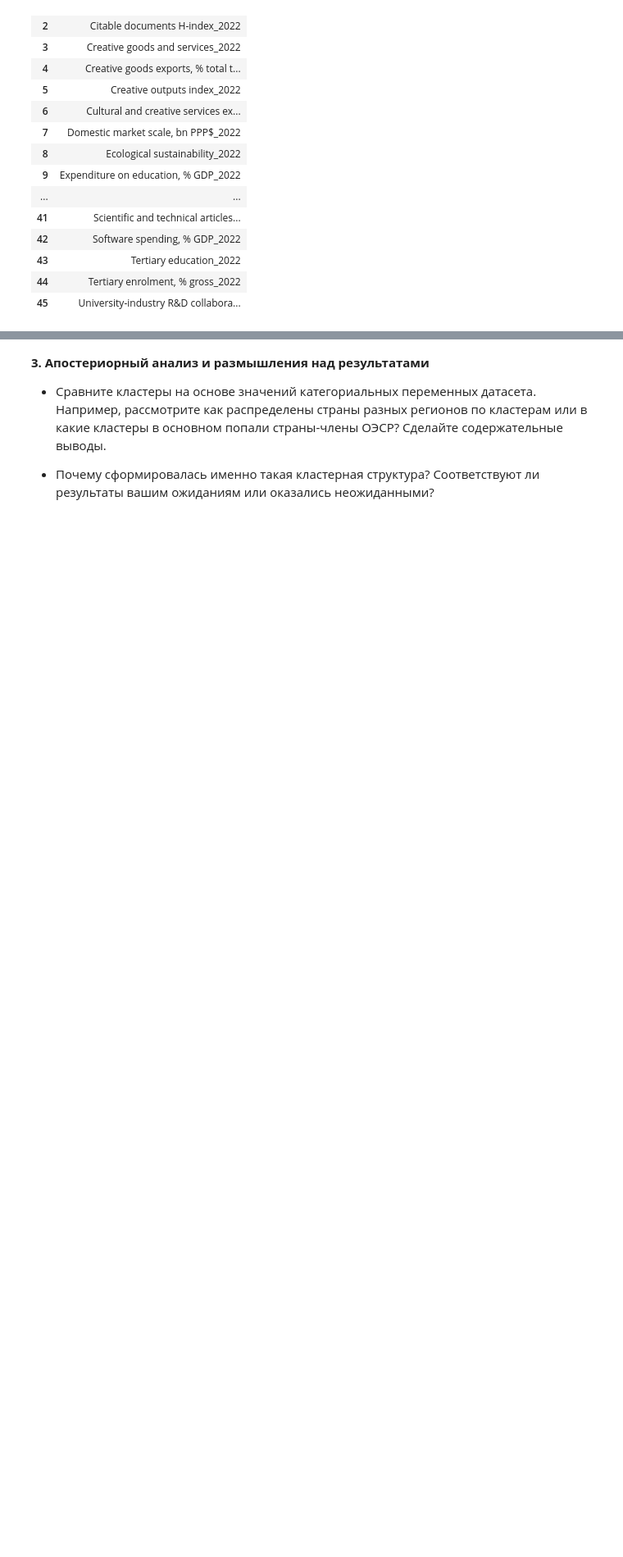
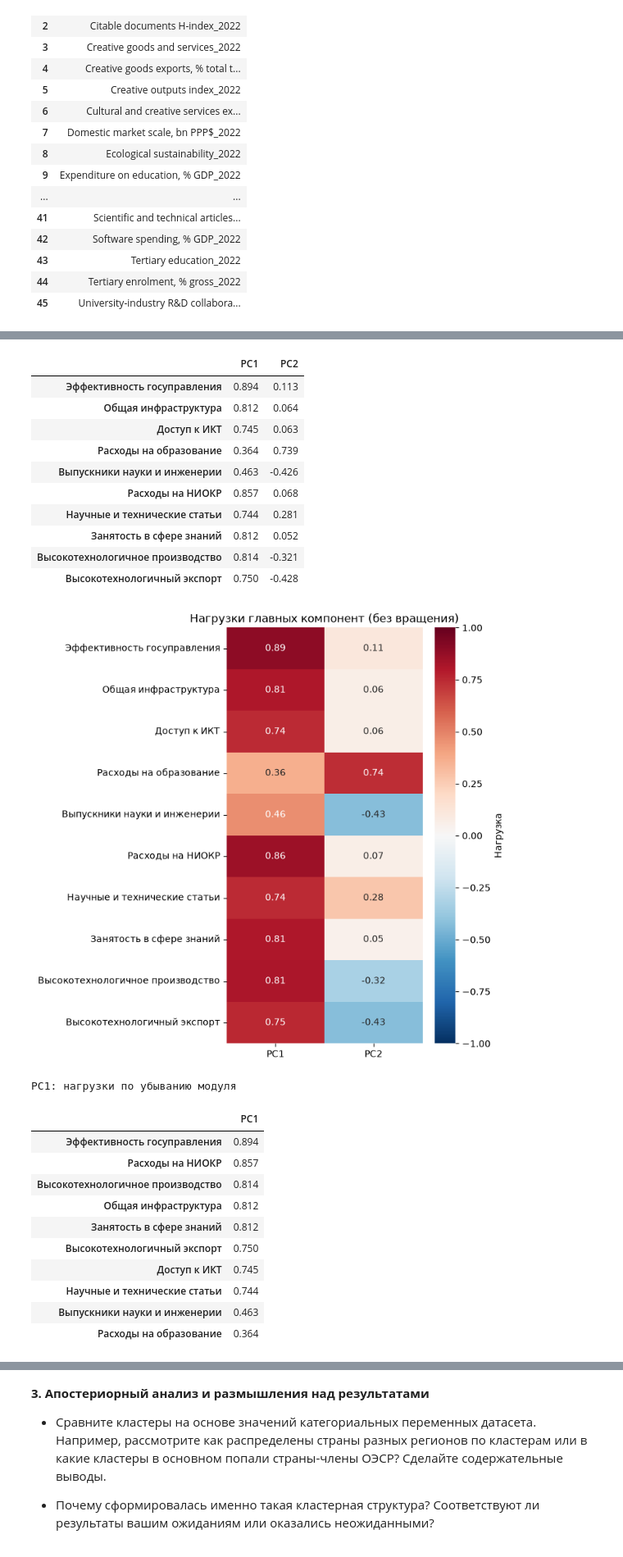
Before and after one commit to NickNatGame/Andan, a Jupyter notebook: NIS_ПЗ3.ipynb, the cells around one changed output, grey strips where cells are left out. Shown at 82% size. Cells and saved outputs as stored; diff of their text form; code cells hidden in the pictures; blank space fills up the shorter version.

```diff
--- a/NIS_ПЗ3.ipynb
+++ b/NIS_ПЗ3.ipynb
@@ -171,0 +330,61 @@ print(f'Исключено стран с пропусками: {len(df1) - len(X
+# %%
+pca = PCA(n_components=n_components, svd_solver='full')
+component_values = pca.fit_transform(X_scaled)
+component_columns = [f'PC{i + 1}' for i in range(n_components)]
+
+# Фиксируем направление: наибольшая по модулю нагрузка положительна.
+# Знак оси произволен и не влияет на расстояния между странами.
+largest_weights = np.abs(pca.components_).argmax(axis=1)
+signs = np.sign(pca.components_[np.arange(n_components), largest_weights])
+pca.components_ *= signs[:, None]
+component_values *= signs
+
+components = pd.DataFrame(
+    component_values, index=X.index, columns=component_columns,
+)
+
+# Нагрузки — корреляции исходных показателей с компонентами,
+# а не просто коэффициенты собственных векторов pca.components_.
+loadings = pd.DataFrame(
+    pca.components_.T * np.sqrt(eigenvalues[:n_components]),
+    index=[feature_names[name] for name in features],
+    columns=component_columns,
+)
+display(loadings.round(3))
+
+plt.figure(figsize=(7, 7))
+sns.heatmap(loadings, annot=True, fmt='.2f', cmap='RdBu_r',
+            vmin=-1, vmax=1, cbar_kws={'label': 'Нагрузка'})
+plt.title('Нагрузки главных компонент (без вращения)')
+plt.tight_layout()
+plt.show()
+
+for column in component_columns:
+    print(f'\n{column}: нагрузки по убыванию модуля')
+    order = loadings[column].abs().sort_values(ascending=False).index
+    display(loadings.loc[order, [column]].round(3))
+# %% [output]
+|  | PC1 | PC2 |
+| Эффективность госуправления | 0.894 | 0.113 |
+| Общая инфраструктура | 0.812 | 0.064 |
+| Доступ к ИКТ | 0.745 | 0.063 |
+| Расходы на образование | 0.364 | 0.739 |
+| Выпускники науки и инженерии | 0.463 | -0.426 |
+| Расходы на НИОКР | 0.857 | 0.068 |
+| Научные и технические статьи | 0.744 | 0.281 |
+| Занятость в сфере знаний | 0.812 | 0.052 |
+| Высокотехнологичное производство | 0.814 | -0.321 |
+| Высокотехнологичный экспорт | 0.750 | -0.428 |
+[figure, added]
+PC1: нагрузки по убыванию модуля
+|  | PC1 |
+| Эффективность госуправления | 0.894 |
+| Расходы на НИОКР | 0.857 |
+| Высокотехнологичное производство | 0.814 |
+| Общая инфраструктура | 0.812 |
+| Занятость в сфере знаний | 0.812 |
+| Высокотехнологичный экспорт | 0.750 |
+| Доступ к ИКТ | 0.745 |
+| Научные и технические статьи | 0.744 |
+| Выпускники науки и инженерии | 0.463 |
+| Расходы на образование | 0.364 |
```
Also changed, not shown: parts of 14 cells of this notebook.
